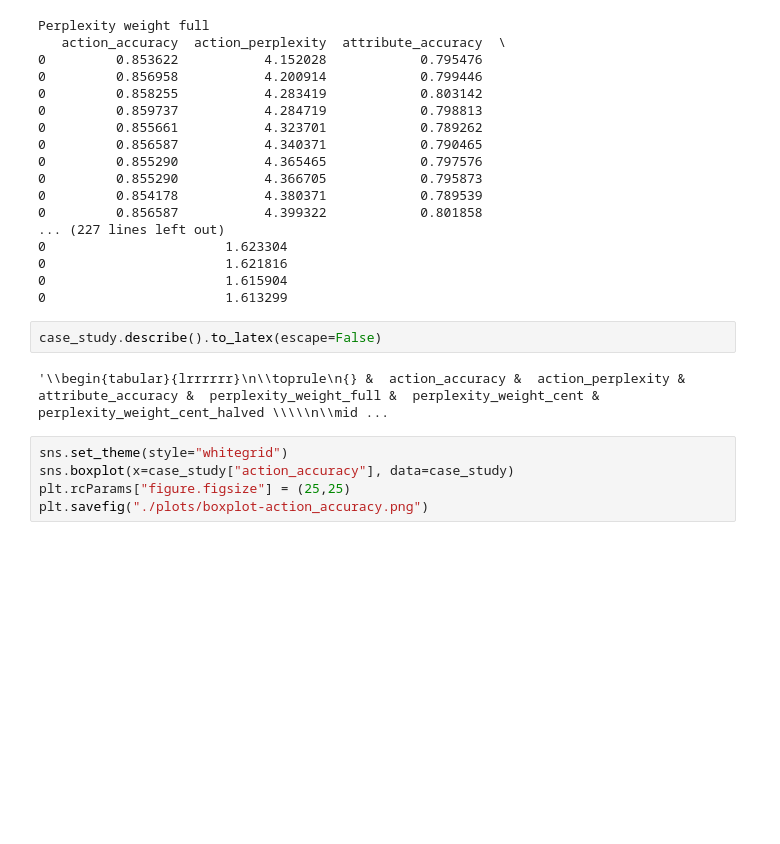
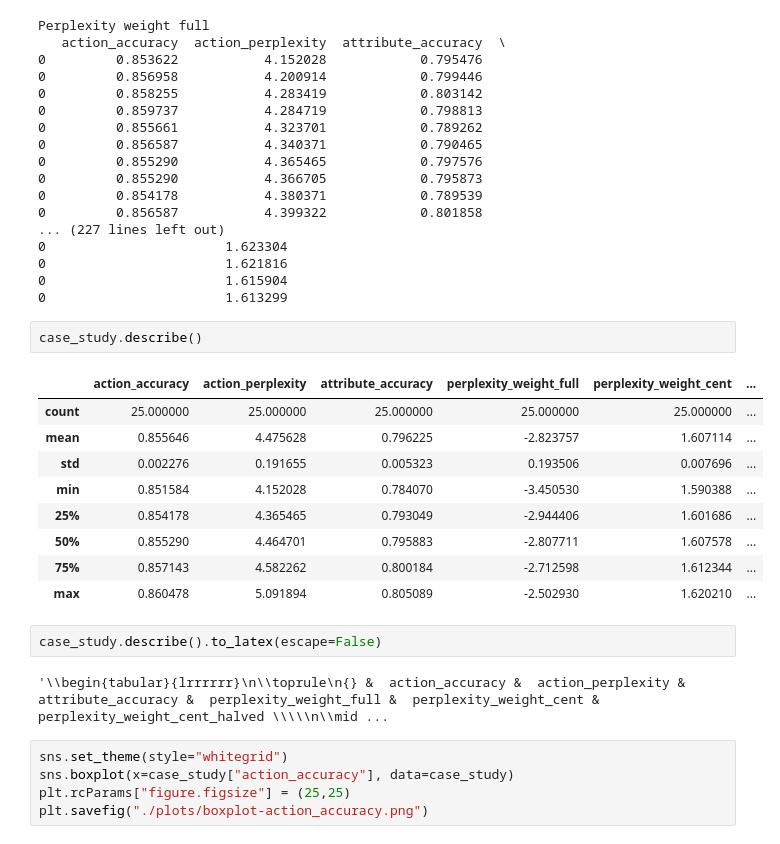
Before and after one commit to jmcrav/AP4CA, a Jupyter notebook: ap4ca/results/data_analysis.ipynb, the cells around one changed output. Saved outputs shown, nothing was run; the diff lists cells and outputs as text; blank space fills up the shorter version.

Commit message:
Latex table

```diff
--- a/ap4ca/results/data_analysis.ipynb
+++ b/ap4ca/results/data_analysis.ipynb
@@ -188,9 +188,21 @@ Perplexity weight full
 0                       1.615904
 0                       1.613299
 # %%
-case_study.describe().to_latex(escape=False)
+case_study.describe()
 # %% [output]
-'\\begin{tabular}{lrrrrrr}\n\\toprule\n{} &  action_accuracy &  action_perplexity &  attribute_accuracy &  perplexity_weight_full &  perplexity_weight_cent &  perplexity_weight_cent_halved \\\\\n\\mid ...
+|  | action_accuracy | action_perplexity | attribute_accuracy | perplexity_weight_full | perplexity_weight_cent | ... |
+| count | 25.000000 | 25.000000 | 25.000000 | 25.000000 | 25.000000 | ... |
+| mean | 0.855646 | 4.475628 | 0.796225 | -2.823757 | 1.607114 | ... |
+| std | 0.002276 | 0.191655 | 0.005323 | 0.193506 | 0.007696 | ... |
+| min | 0.851584 | 4.152028 | 0.784070 | -3.450530 | 1.590388 | ... |
+| 25% | 0.854178 | 4.365465 | 0.793049 | -2.944406 | 1.601686 | ... |
+| 50% | 0.855290 | 4.464701 | 0.795883 | -2.807711 | 1.607578 | ... |
+| 75% | 0.857143 | 4.582262 | 0.800184 | -2.712598 | 1.612344 | ... |
+| max | 0.860478 | 5.091894 | 0.805089 | -2.502930 | 1.620210 | ... |
+# %%
+case_study.describe().to_latex(escape=False)
+# %% [output]
+'\\begin{tabular}{lrrrrrr}\n\\toprule\n{} &  action_accuracy &  action_perplexity &  attribute_accuracy &  perplexity_weight_full &  perplexity_weight_cent &  perplexity_weight_cent_halved \\\\\n\\mid ...
 # %%
 sns.set_theme(style="whitegrid")
 sns.boxplot(x=case_study["action_accuracy"], data=case_study)
```
